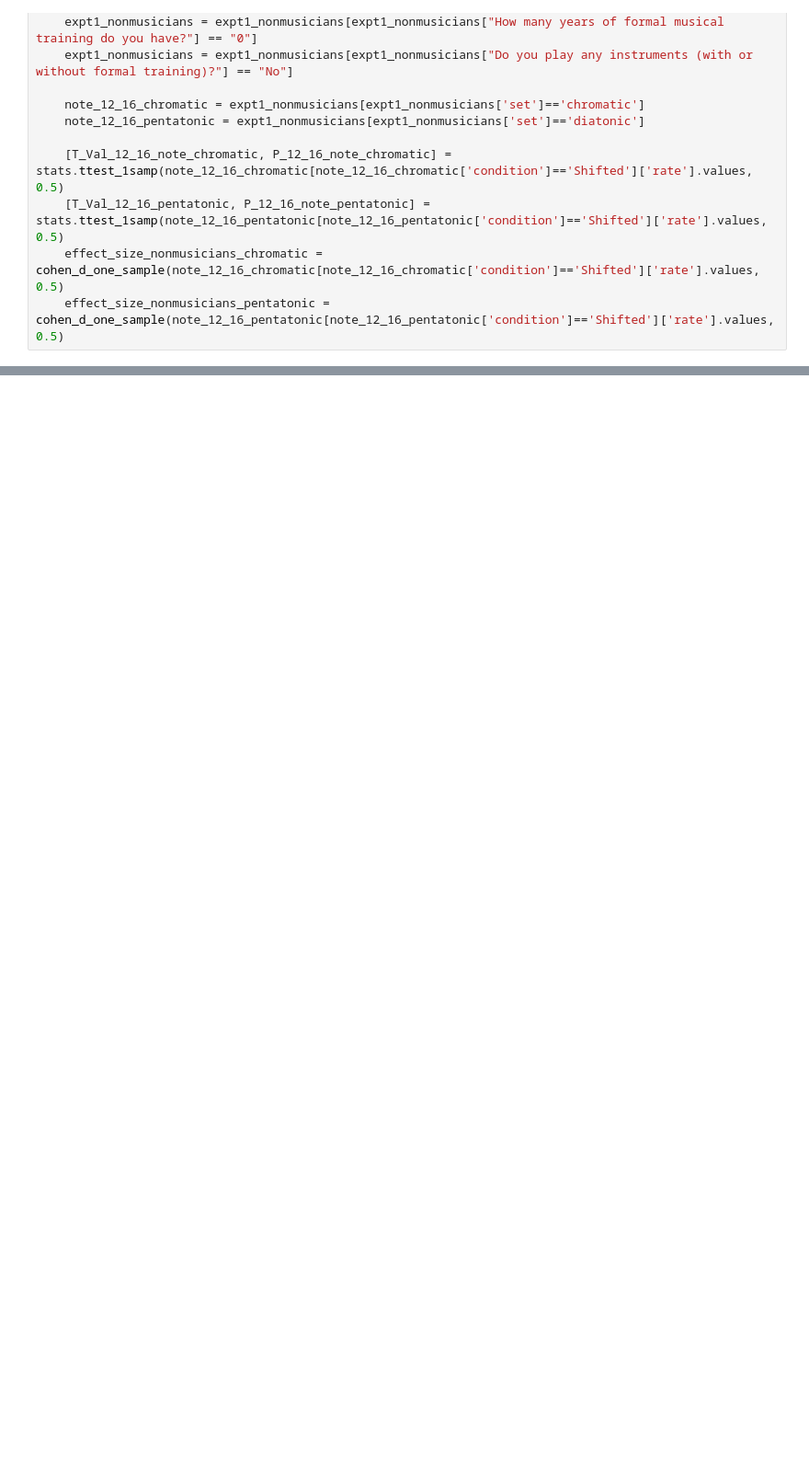
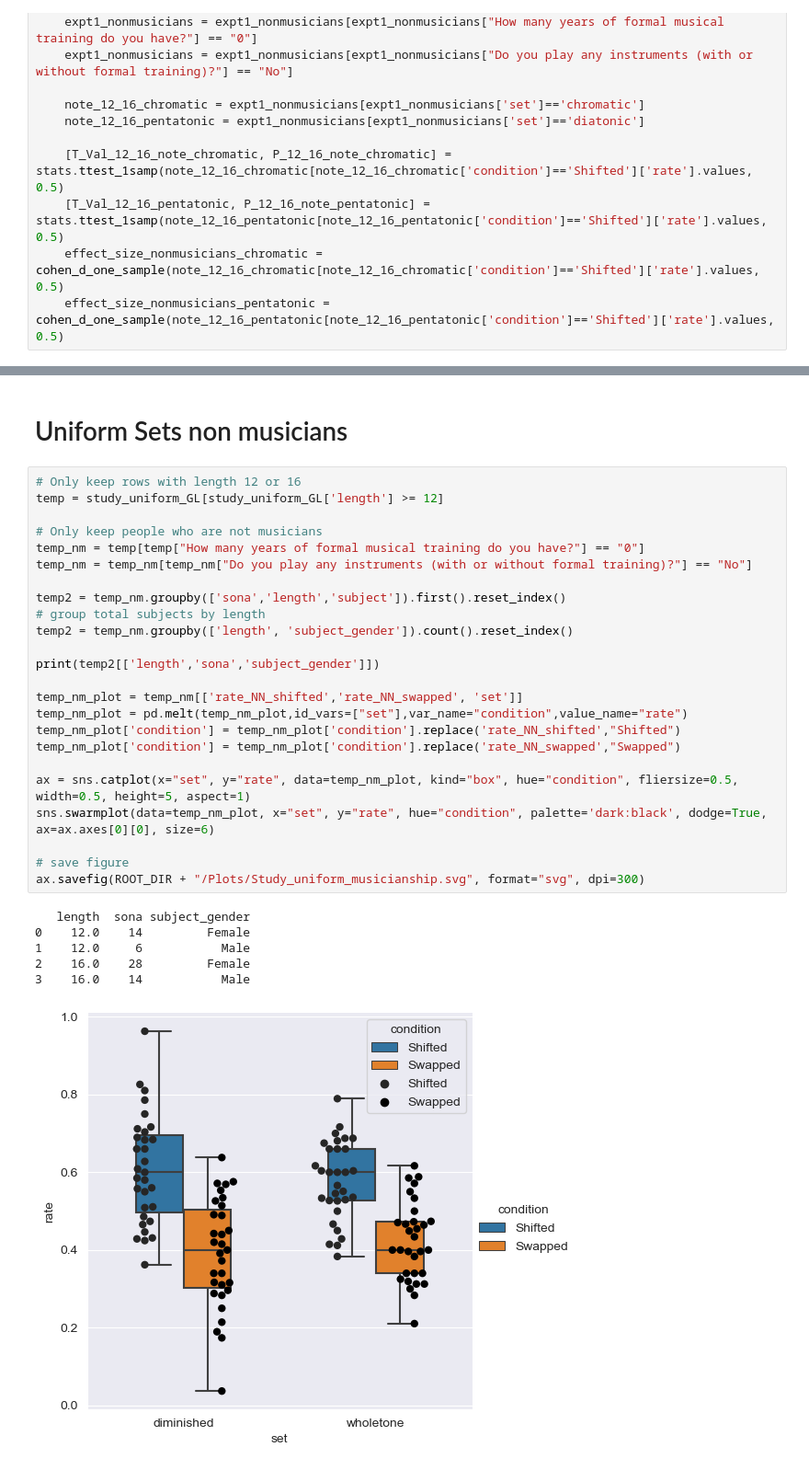
Before and after one commit to MichaelSel/set_membership_paper, a Jupyter notebook: 4. Supplementary Figures.ipynb, the cells around one changed output, grey strips where cells are left out. Shown at 92% size. Saved outputs shown, nothing was run; the diff lists cells and outputs as text; blank space fills up the shorter version.

```diff
--- a/4. Supplementary Figures.ipynb
+++ b/4. Supplementary Figures.ipynb
@@ -444,0 +479,33 @@ if Run_Stats:
+# %% [markdown]
+# Uniform Sets non musicians
+# %%
+# Only keep rows with length 12 or 16
+temp = study_uniform_GL[study_uniform_GL['length'] >= 12]
+
+# Only keep people who are not musicians
+temp_nm = temp[temp["How many years of formal musical training do you have?"] == "0"]
+temp_nm = temp_nm[temp_nm["Do you play any instruments (with or without formal training)?"] == "No"]
+
+temp2 = temp_nm.groupby(['sona','length','subject']).first().reset_index()
+# group total subjects by length
+temp2 = temp_nm.groupby(['length', 'subject_gender']).count().reset_index()
+
+print(temp2[['length','sona','subject_gender']])
+
+temp_nm_plot = temp_nm[['rate_NN_shifted','rate_NN_swapped', 'set']]
+temp_nm_plot = pd.melt(temp_nm_plot,id_vars=["set"],var_name="condition",value_name="rate")
+temp_nm_plot['condition'] = temp_nm_plot['condition'].replace('rate_NN_shifted',"Shifted")
+temp_nm_plot['condition'] = temp_nm_plot['condition'].replace('rate_NN_swapped',"Swapped")
+
+ax = sns.catplot(x="set", y="rate", data=temp_nm_plot, kind="box", hue="condition", fliersize=0.5, width=0.5, height=5, aspect=1)
+sns.swarmplot(data=temp_nm_plot, x="set", y="rate", hue="condition", palette='dark:black', dodge=True, ax=ax.axes[0][0], size=6)
+
+# save figure
+ax.savefig(ROOT_DIR + "/Plots/Study_uniform_musicianship.svg", format="svg", dpi=300)
+# %% [output]
+   length  sona subject_gender
+0    12.0    14         Female
+1    12.0     6           Male
+2    16.0    28         Female
+3    16.0    14           Male
+[figure, added]
```
Also changed, not shown: parts of 3 cells of this notebook, 2 other files.
